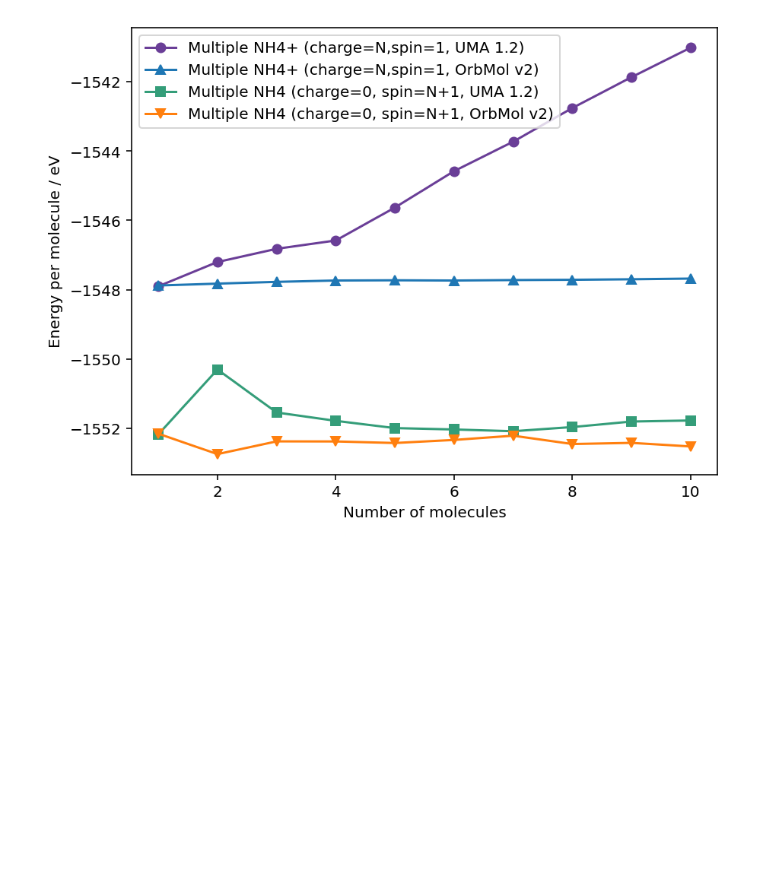
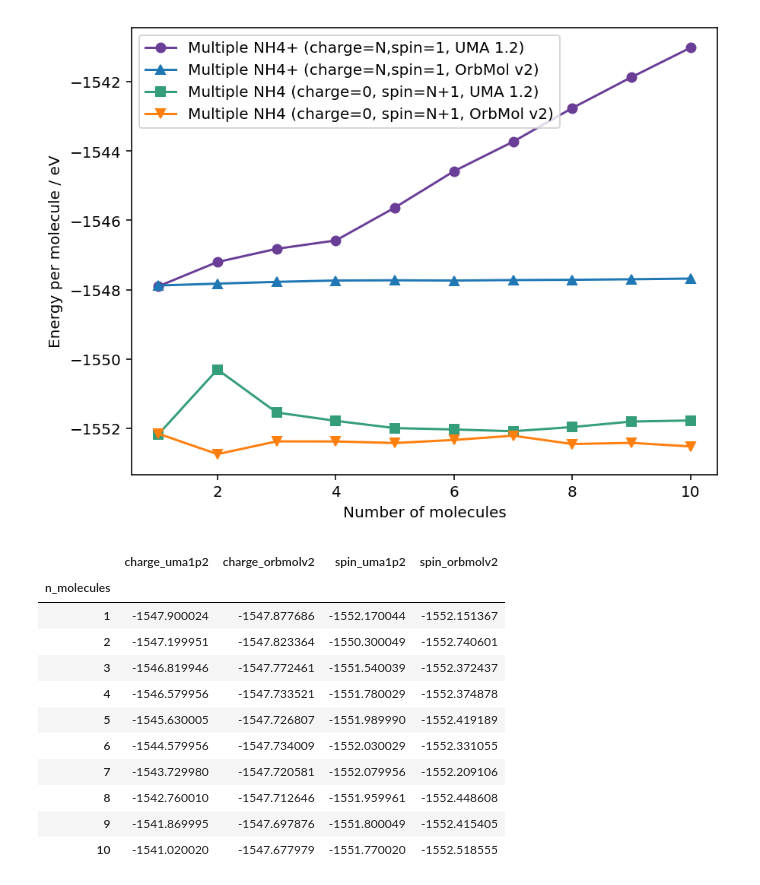
Before and after one commit to yu9824/orbmolv2-tutorial, a Jupyter notebook: orbmolv2.ipynb, the cells around one changed output. Drawn from its saved outputs; the diff is of its cells as text; code cells hidden in the pictures; blank space fills up the shorter version.

Commit message:
Add table preview

```diff
--- a/orbmolv2.ipynb
+++ b/orbmolv2.ipynb
@@ -196,3 +197,27 @@ ax.legend()
 fig.tight_layout()
 # %% [output]
 [figure]
+# %%
+df = pd.DataFrame(
+    {
+        "n_molecules": n_molecules_array,
+        "charge_uma1p2": energies_charge_per_mol_uma1p2,
+        "charge_orbmolv2": energies_charge_per_mol_orbmolv2,
+        "spin_uma1p2": energies_spin_per_mol_uma1p2,
+        "spin_orbmolv2": energies_spin_per_mol_orbmolv2,
+    }
+).set_index("n_molecules")
+df
+# %% [output]
+|  | charge_uma1p2 | charge_orbmolv2 | spin_uma1p2 | spin_orbmolv2 |
+| n_molecules |  |  |  |  |
+| 1 | -1547.900024 | -1547.877686 | -1552.170044 | -1552.151367 |
+| 2 | -1547.199951 | -1547.823364 | -1550.300049 | -1552.740601 |
+| 3 | -1546.819946 | -1547.772461 | -1551.540039 | -1552.372437 |
+| 4 | -1546.579956 | -1547.733521 | -1551.780029 | -1552.374878 |
+| 5 | -1545.630005 | -1547.726807 | -1551.989990 | -1552.419189 |
+| 6 | -1544.579956 | -1547.734009 | -1552.030029 | -1552.331055 |
+| 7 | -1543.729980 | -1547.720581 | -1552.079956 | -1552.209106 |
+| 8 | -1542.760010 | -1547.712646 | -1551.959961 | -1552.448608 |
+| 9 | -1541.869995 | -1547.697876 | -1551.800049 | -1552.415405 |
+| 10 | -1541.020020 | -1547.677979 | -1551.770020 | -1552.518555 |
```
Also changed, not shown: parts of 3 cells of this notebook, 1 other file.
